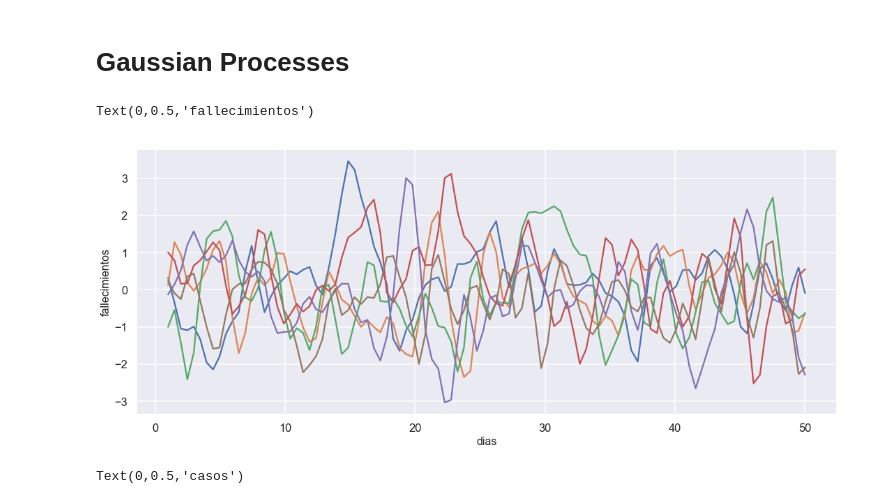
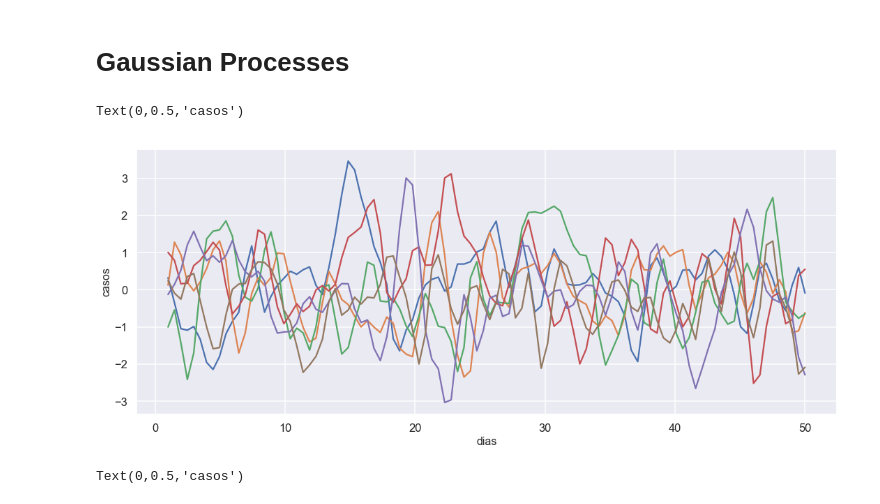
Before and after one commit to Javihaus/COVID19-Spain, a Jupyter notebook: COVID19-1.ipynb, the cells around one changed output. Drawn from its saved outputs; the diff is of its cells as text; code cells hidden in the pictures.

```diff
--- a/COVID19-1.ipynb
+++ b/COVID19-1.ipynb
@@ -148,14 +148,14 @@ squared_distance = lambda x, y: np.array([[(x[i] - y[j])**2 for i in range(len(x
 # %%
 fig = plt.figure(figsize=(18, 7))
 np.random.seed(1)
 test_points = np.linspace(1, 50, 100)
 cov = np.exp(-squared_distance(test_points, test_points))
 plt.plot(test_points, stats.multivariate_normal.rvs(cov=cov, size=6).T)
 plt.xlabel('dias', fontsize=16)
-plt.ylabel('fallecimientos', fontsize=16, rotation=90)
+plt.ylabel('casos', fontsize=16, rotation=90)
 # %% [output]
-Text(0,0.5,'fallecimientos')
+Text(0,0.5,'casos')
-[figure, old version]
+[figure, new version]
 # %%
 fig = plt.figure(figsize=(18, 7))
 np.random.seed(1)
```
Also changed, not shown: parts of 15 cells of this notebook.
